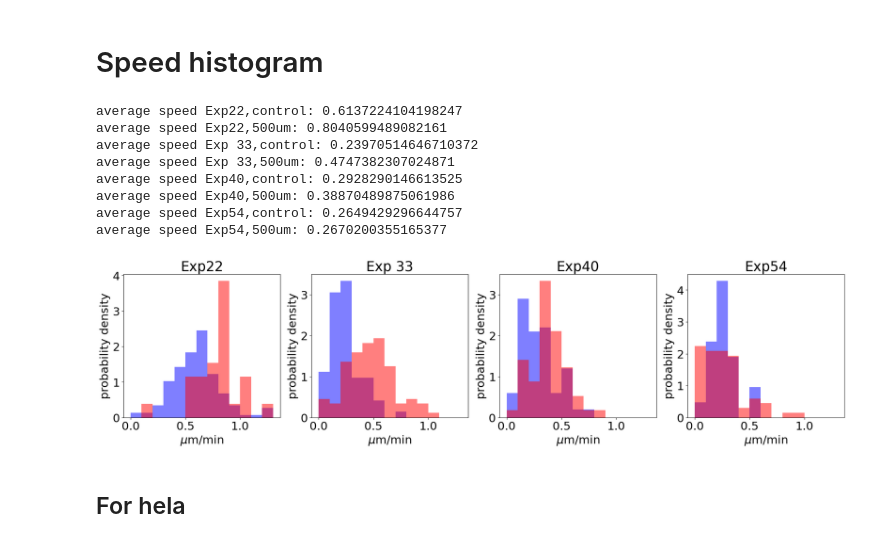
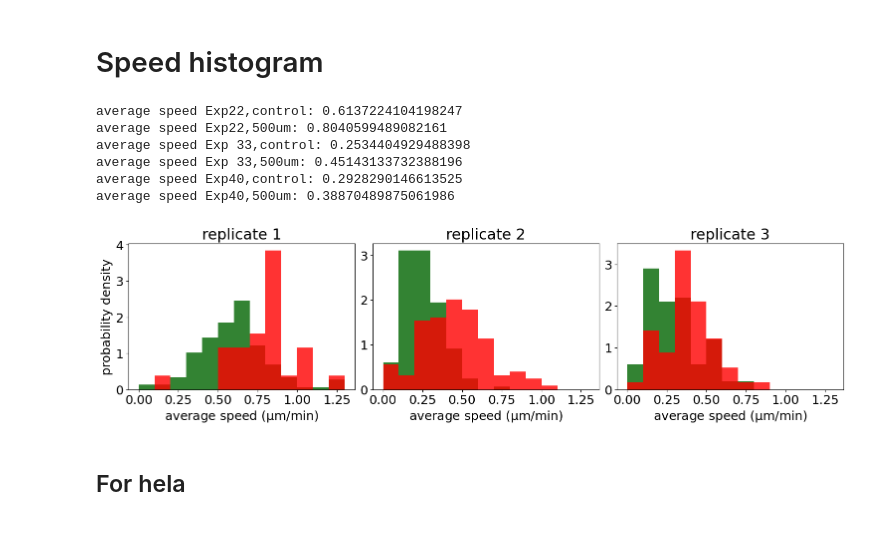
Before and after one commit to Dioscuri-Centre/phenotypic_heterogeneity, a Jupyter notebook: Tracking/cell_tracking.ipynb, the cells around one changed output. Drawn from its saved outputs; the diff is of its cells as text; code cells hidden in the pictures.

```diff
--- a/Tracking/cell_tracking.ipynb
+++ b/Tracking/cell_tracking.ipynb
@@ -17,6 +19,6 @@ import os
 # fix for ete
 os.environ['QT_QPA_PLATFORM']='offscreen'
 from ete3 import TreeStyle,NodeStyle
-plt.rcParams.update({'font.size': 10})
+plt.rcParams.update({'font.size': 18})
 # %% [markdown]
 # Load all necessary data
@@ -104,17 +148,17 @@ ax.set_title(exp_label)
 from scipy.stats import pearsonr
 max_fluo,min_fluo = 0,0
 fluo_exp = []
-for dat,fluo in zip((dat54_control,dat54_control_high,dat54_500um,dat54_500um_high),
-                    (dat_fluo54_control,dat_fluo54_control_high,dat_fluo54_500um,dat_fluo54_500um_high)):
+for dat,fluo in zip((dat54_control_low,dat54_control_high,dat54_500um_low,dat54_500um_high),
+                    (dat_fluo54_control_low,dat_fluo54_control_high,dat_fluo54_500um_low,dat_fluo54_500um_high)):
     #avg_speeds,div_times = get_avg_speed(dat),get_div_times(dat)
     fluo_by_node = get_fluo_by_node(fluo)
     #avg_fluo = get_avg_fluo_track(dat,fluo_by_node)
     fluo_tracks = get_fluo_track(dat,fluo_by_node)
-    max_fluo = max(np.nanmax(np.concatenate(fluo_track)),max_fluo)
-    min_fluo = max(np.nanmin(np.concatenate(fluo_track)),min_fluo)
+    max_fluo = max(np.nanmax(np.concatenate(fluo_tracks)),max_fluo)
+    min_fluo = max(np.nanmin(np.concatenate(fluo_tracks)),min_fluo)
     fluo_exp.append(fluo_tracks)
 
-for dat,fluo_tracks,lab,marker in zip((dat54_control,dat54_control_high,dat54_500um,dat54_500um_high),
+for dat,fluo_tracks,lab,marker in zip((dat54_control_low,dat54_control_high,dat54_500um_low,dat54_500um_high),
                              #(tree54_control,tree54_control_high,tree54_500um,tree54_500um_high),
                              #(dat_fluo54_control,dat_fluo54_control_high,dat_fluo54_500um,dat_fluo54_500um_high),
                              fluo_exp,
@@ -138,27 +182,25 @@ for dat,fluo_tracks,lab,marker in zip((dat54_control,dat54_control_high,dat54_50
 # %% [markdown]
 # Speed histogram
 # %%
-fig,ax = plt.subplots(1,4,figsize=(25,5))
+fig,ax = plt.subplots(1,3,figsize=(15,4),layout='constrained')
 
-for i,(control,treated,exp_label) in enumerate(zip( (dat22_control,dat33_control,dat40_control,dat54_500um),  (dat22_500um,dat33_500um,dat40_500um,dat22_hela_500um,dat54_500um),('Exp22','Exp 33','Exp40','Exp54'))):
-    for dat,lab,color in zip((control,treated),('control','500um'),('blue','red') ):
-        ax[i].hist(get_avg_speed(dat),color=color,label=lab,density=True,alpha=0.5,bins=np.arange(0,1.4,0.1))
+for i,(control,treated,exp_label) in enumerate(zip( (dat22_control,dat33_control,dat40_control,),  (dat22_500um,dat33_500um,dat40_500um,dat22_hela_500um,),('Exp22','Exp 33','Exp40',))):
+    for dat,lab,color in zip((control,treated),('control','500um'),('darkgreen','red') ):
+        ax[i].hist(get_avg_speed(dat),color=color,label=lab,density=True,alpha=0.8,bins=np.arange(0,1.4,0.1))
         print(f'average speed {exp_label},{lab}: {np.nanmean(get_avg_speed(dat))}')
     #ax[i].legend()
-    ax[i].set_title(exp_label)
-    ax[i].set_xlabel('$\mu$m/min')
-    ax[i].set_ylabel('probability density')
-#plt.savefig('distributions_avg_speed_22-33-40.pdf',bbox_inches='tight')
+    ax[i].set_title(f'replicate {i+1}')
+    ax[i].set_xlabel('average speed ($\mathrm{\mu}$m/min)')
+    ax[0].set_ylabel('probability density')
+plt.savefig('/mnt/dioscuri-nas/Ilyas/distributions_avg_speed_22-33-40.svg')#,bbox_inches='tight')
 # %% [output]
 average speed Exp22,control: 0.6137224104198247
 average speed Exp22,500um: 0.8040599489082161
-average speed Exp 33,control: 0.23970514646710372
-average speed Exp 33,500um: 0.4747382307024871
+average speed Exp 33,control: 0.2534404929488398
+average speed Exp 33,500um: 0.45143133732388196
 average speed Exp40,control: 0.2928290146613525
 average speed Exp40,500um: 0.38870489875061986
-average speed Exp54,control: 0.2649429296644757
-average speed Exp54,500um: 0.2670200355165377
-[figure, old version]
+[figure, new version]
 # %% [markdown]
 ## For hela
 # %%
```
Also changed, not shown: parts of 83 cells of this notebook, 44 other files.
